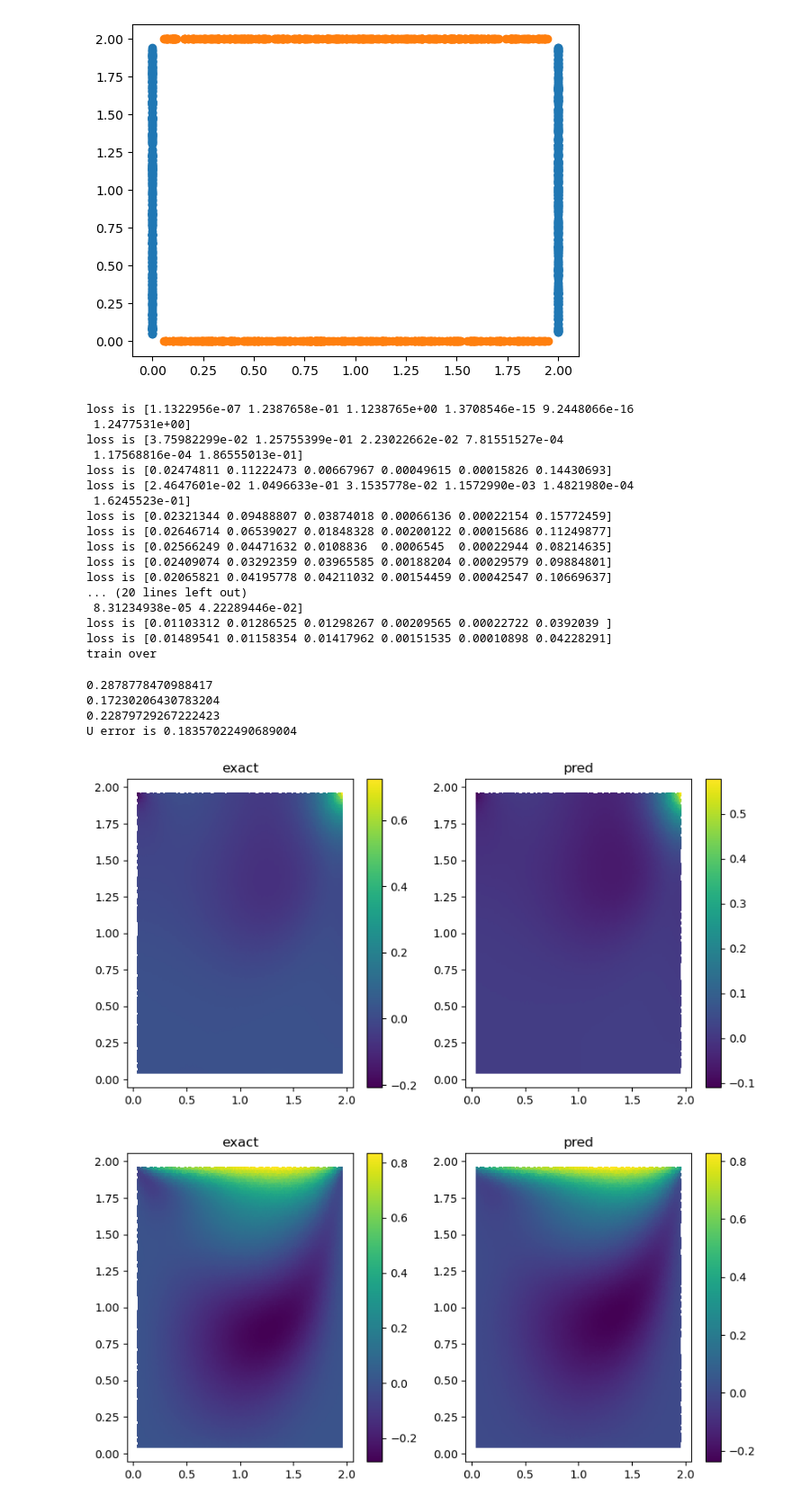
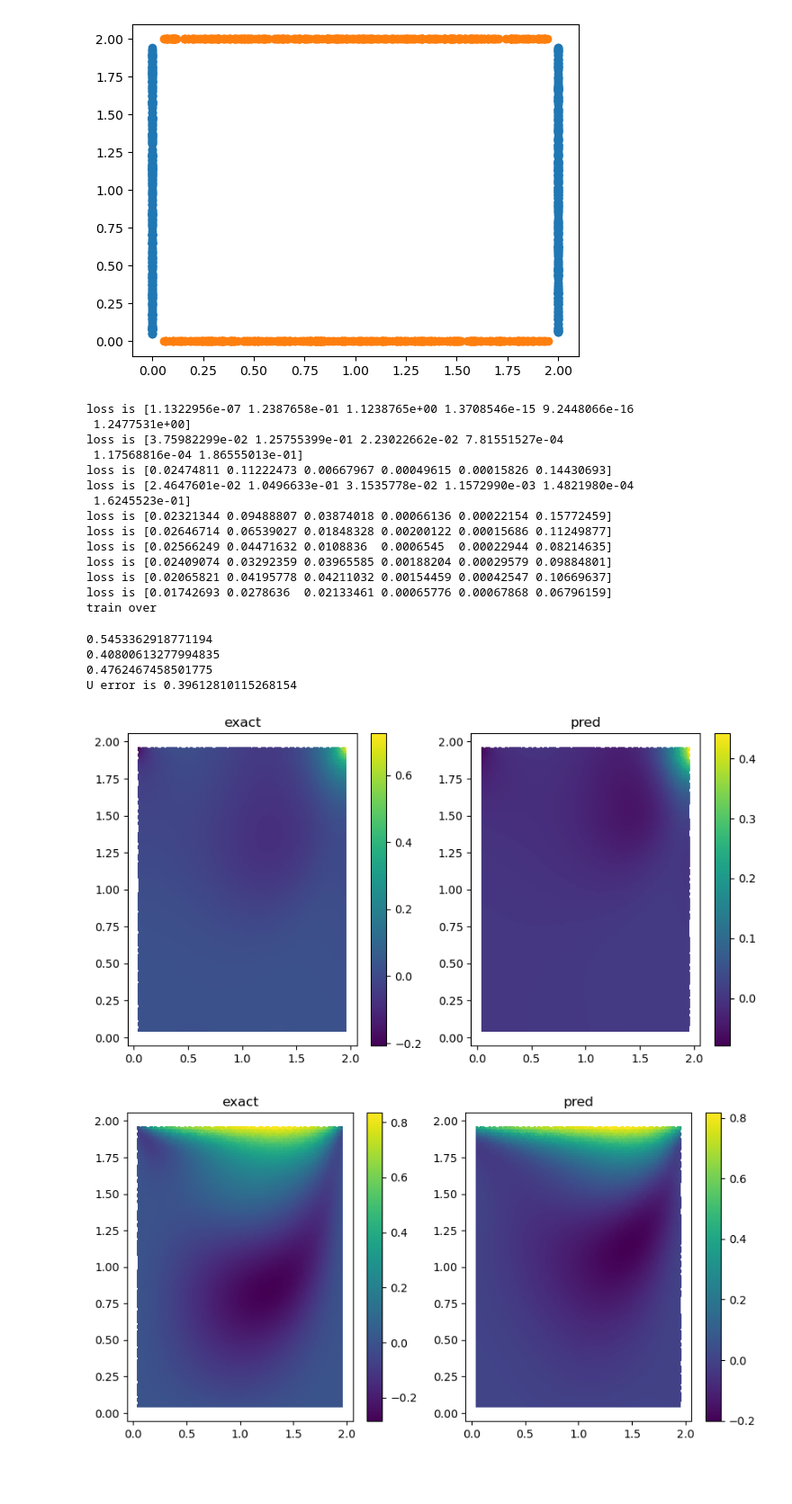
Before and after one commit to nadcy/Pinns-dtf, a Jupyter notebook: cavity/cavity_fd_base.ipynb, the cells around one changed output. Shown at 90% size. Cells and saved outputs as stored; diff of their text form; code cells hidden in the pictures; blank space fills up the shorter version.

```diff
--- a/cavity/cavity_fd_base.ipynb
+++ b/cavity/cavity_fd_base.ipynb
@@ -184,7 +184,7 @@ solver = CloudPointSolver(
     batchsize = [pde_batch_size, bc_uv_zero_batchsize, bc_uv_up_batchsize,\
         bc_dpdx_zero_batchsize, bc_dpdy_zero_batchsize])
 
-for i in range(30000):
+for i in range(10000):
     solver.train_step()
     if i % 1000 == 0:
         solver.test_step(print_flag=True)
@@ -202,10 +202,7 @@ loss is [0.02646714 0.06539027 0.01848328 0.00200122 0.00015686 0.11249877]
 loss is [0.02566249 0.04471632 0.0108836  0.0006545  0.00022944 0.08214635]
 loss is [0.02409074 0.03292359 0.03965585 0.00188204 0.00029579 0.09884801]
 loss is [0.02065821 0.04195778 0.04211032 0.00154459 0.00042547 0.10669637]
-... (20 lines left out)
- 8.31234938e-05 4.22289446e-02]
-loss is [0.01103312 0.01286525 0.01298267 0.00209565 0.00022722 0.0392039 ]
-loss is [0.01489541 0.01158354 0.01417962 0.00151535 0.00010898 0.04228291]
+loss is [0.01742693 0.0278636  0.02133461 0.00065776 0.00067868 0.06796159]
 train over
 # %%
 from user_funn.paraview_read import read2D_paraview_csv
@@ -213,7 +210,7 @@ exact_x,exact_y,exact_p,exact_u,exact_v=read2D_paraview_csv('../data/t=20,mu=0.0
 filter = (exact_x>=0.04) & (exact_x<=1.96) & (exact_y>=0.04) & (exact_y<=1.96)
 
 plot_input = np.array([exact_x,exact_y]).T
-plot_output = solver.model_eval(plot_input).detach().cpu().numpy()
+plot_output = solver.model_eval(plot_input)
 plot_p = plot_output[0,:,0]
 plot_u = plot_output[0,:,1]
 plot_v = plot_output[0,:,2]
@@ -235,36 +232,36 @@ def plot_U(x,y,u_exact,u_pred):
     print(np.mean(np.abs(u_exact-u_pred))/np.mean(np.abs(u_exact)))
 
 x = plot_input[:,0]
 y = plot_input[:,1]
 plot_U(plot_input[filter,0], plot_input[filter,1], \
     exact_p[filter]-np.mean(exact_p), plot_p[filter]-np.mean(plot_p))
 plot_U(plot_input[filter,0], plot_input[filter,1], \
     exact_u[filter], plot_u[filter])
 plot_U(plot_input[filter,0], plot_input[filter,1], \
     exact_v[filter], plot_v[filter])
 
 plot_x = plot_input[:,0]
 plot_y = plot_input[:,1]
 plt.figure(figsize=(11, 11))
 plt.tricontourf(plot_x, plot_y, plot_p,alpha=0.5, cmap=cm.viridis)
 plt.quiver(plot_x[filter][::5], plot_y[filter][::5],plot_u[filter][::5],plot_v[filter][::5])
 
 plt.figure(figsize=(11, 11))
 plt.tricontourf(plot_x, plot_y, exact_p,alpha=0.5, cmap=cm.viridis)
 plt.quiver(plot_x[::5], plot_y[::5],exact_u[::5],exact_v[::5])
 
 def calc_U_error(exact_u,pred_u,exact_v,pred_v):
     error_u = np.abs(exact_u-pred_u)
     error_v = np.abs(exact_v-pred_v)
     error_U = np.sqrt(error_u**2 + error_v**2)
     org_U = np.sqrt(exact_u**2 + exact_v**2)
     return error_U/np.mean(org_U)
 
 print('U error is', np.mean(calc_U_error(exact_u,plot_u,exact_v,plot_v)))
 # %% [output]
-0.2878778470988417
-0.17230206430783204
-0.22879729267222423
-U error is 0.18357022490689004
+0.5453362918771194
+0.40800613277994835
+0.4762467458501775
+U error is 0.39612810115268154
-[figure, old version]
+[figure, new version]
-[figure, old version]
+[figure, new version]
```
Also changed, not shown: parts of 1 cell of this notebook, 45 other files.
